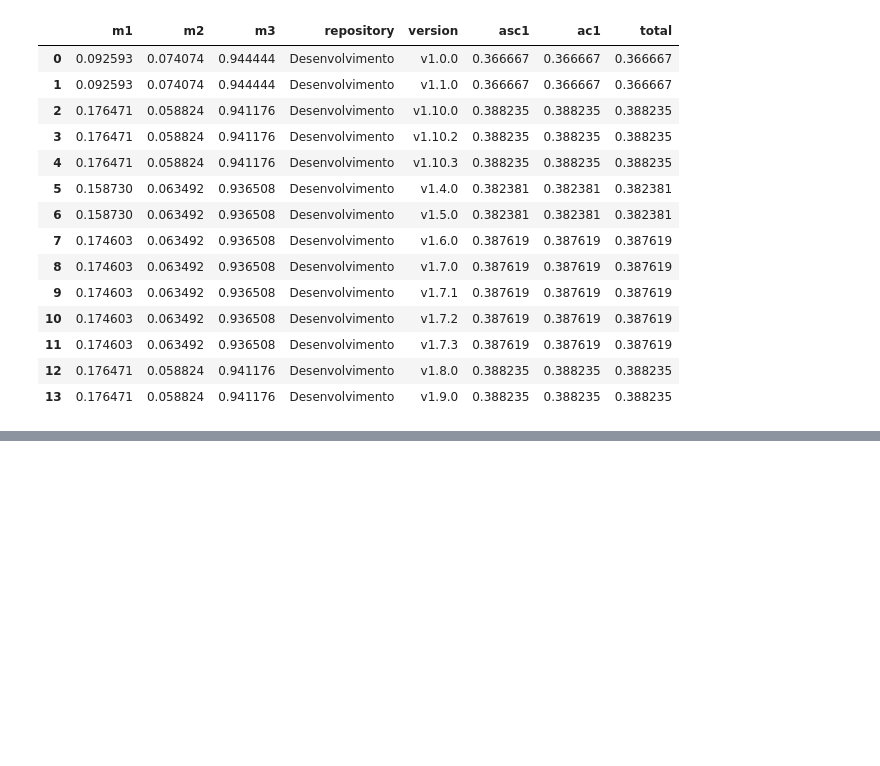
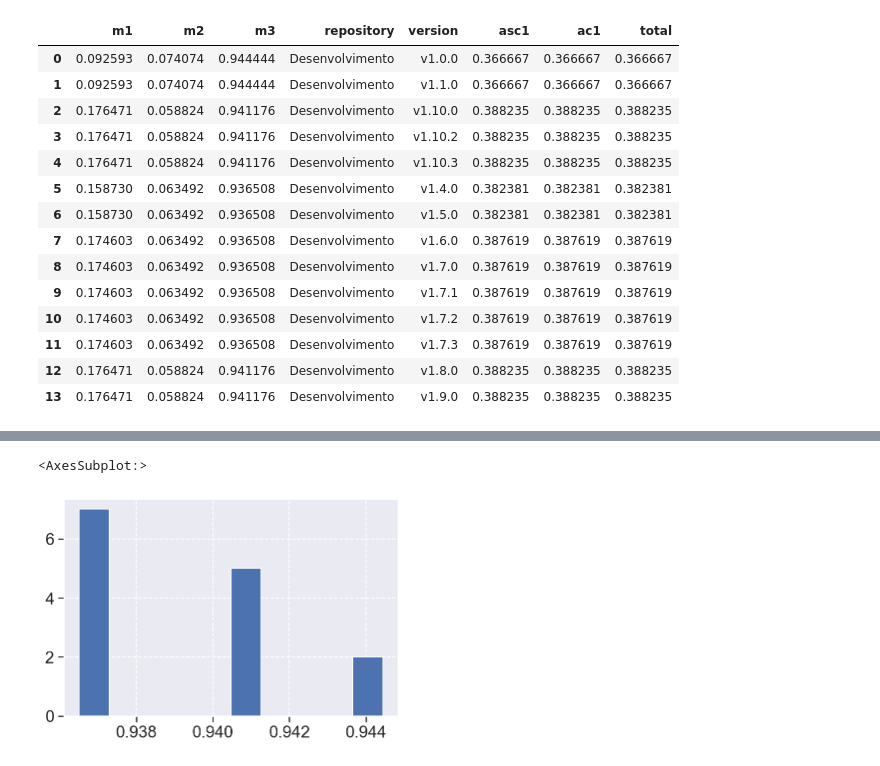
Before and after one commit to fga-eps-mds/2020.2-Violeta-Documentacao, a Jupyter notebook: docs/Projeto/analytics.ipynb, the cells around one changed output, grey strips where cells are left out. Cells and saved outputs as stored; diff of their text form; code cells hidden in the pictures; blank space fills up the shorter version.

```diff
--- a/docs/Projeto/analytics.ipynb
+++ b/docs/Projeto/analytics.ipynb
@@ -359,0 +535,5 @@ metrics_df.to_excel('analytics-raw-data/metrics_df.xlsx', index = False)
+# %%
+metrics_df['m3'].hist()
+# %% [output]
+<AxesSubplot:>
+[figure, added]
```
Also changed, not shown: parts of 23 cells of this notebook.
